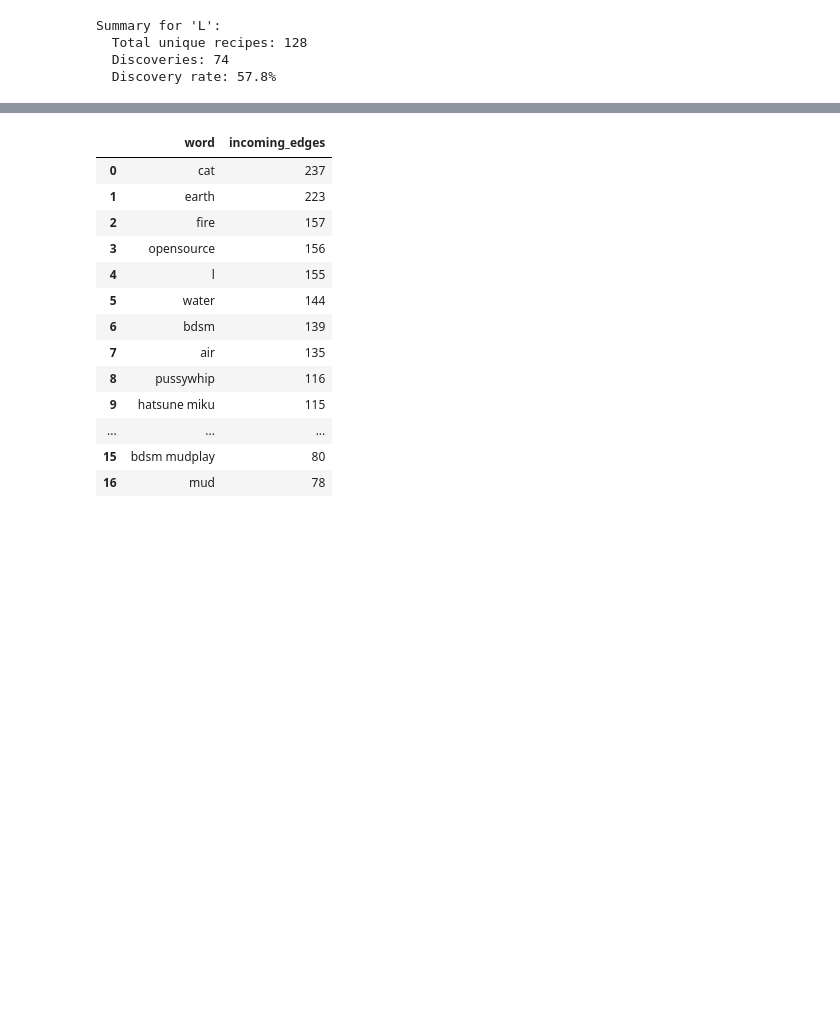
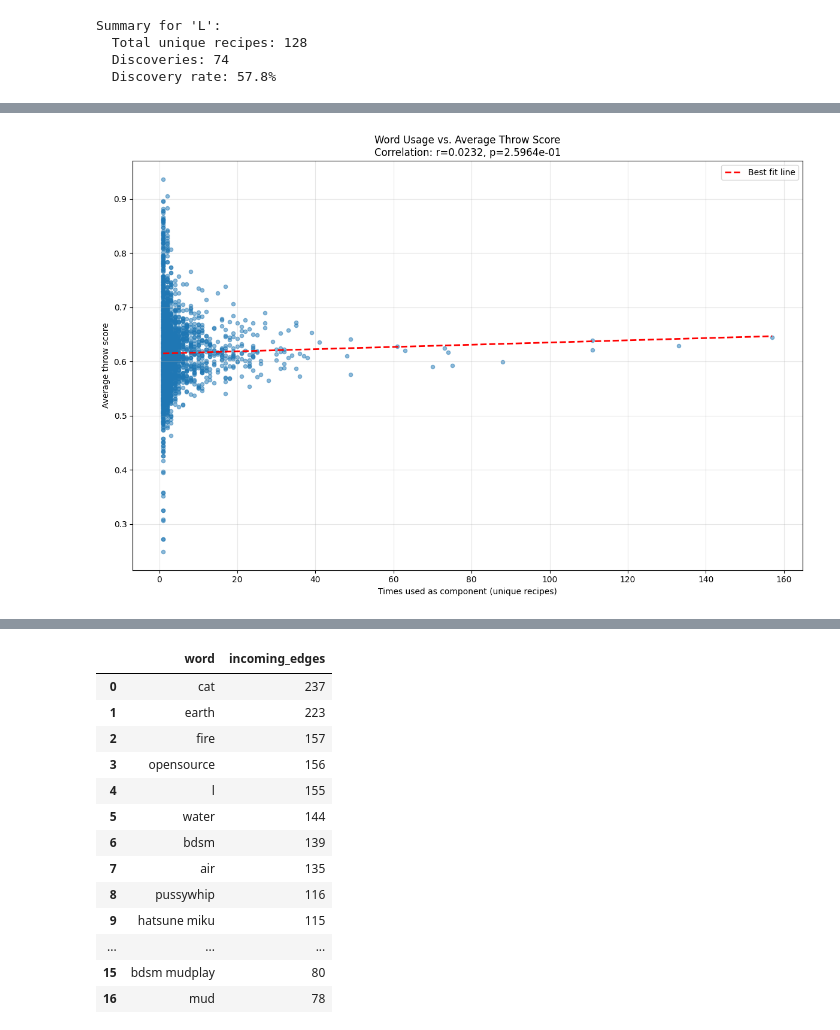
Before and after one commit to s-almeda/infiniteCATs, a Jupyter notebook: server/database_analysis.ipynb, the cells around one changed output, grey strips where cells are left out. Drawn from its saved outputs; the diff is of its cells as text; code cells hidden in the pictures; blank space fills up the shorter version.

```diff
--- a/server/database_analysis.ipynb
+++ b/server/database_analysis.ipynb
@@ -646,0 +807,92 @@ Summary for 'L':
+# %%
+import matplotlib.pyplot as plt
+from scipy import stats
+
+def normalize_recipe(word1, word2, result):
+    """Return a normalized recipe key to detect flipped combinations"""
+    ingredients = tuple(sorted([word1, word2]))
+    return (ingredients, result)
+
+# Build word usage and throw score statistics (excluding flipped recipes)
+word_usage_count = {}  # word -> count of unique recipes
+word_throw_scores = {}  # word -> list of throw scores
+seen_recipes_global = set()
+
+# Get all combinations with throw scores
+query = """
+SELECT firstWord, secondWord, resultName
+FROM combinations
+WHERE firstWord != secondWord
+ORDER BY id
+"""
+combos = pd.read_sql_query(query, conn)
+
+for _, row in combos.iterrows():
+    # Get normalized recipe to detect flipped combinations
+    normalized = normalize_recipe(row['firstWord'], row['secondWord'], row['resultName'])
+
+    # Skip if we've already seen this recipe (or its flip)
+    if normalized in seen_recipes_global:
+        continue
+    seen_recipes_global.add(normalized)
+
+    # Compute throw score for this combination
+    score = compute_throw_score(row['firstWord'], row['secondWord'], row['resultName'])
+    if score is None:
+        continue
+
+    throw_score = max(score)  # Take the larger of the two scores
+
+    # Track stats for both input words
+    for word in [row['firstWord'], row['secondWord']]:
+        if word not in word_usage_count:
+            word_usage_count[word] = 0
+            word_throw_scores[word] = []
+
+        word_usage_count[word] += 1
+        word_throw_scores[word].append(throw_score)
+
+# Create scatter plot data
+words = []
+x_vals = []  # usage count
+y_vals = []  # average throw score
+
+for word in word_usage_count.keys():
+    if len(word_throw_scores[word]) > 0:
+        words.append(word)
+        x_vals.append(word_usage_count[word])
+        y_vals.append(np.mean(word_throw_scores[word]))
+
+# Convert to numpy arrays for statistics
+x_array = np.array(x_vals)
+y_array = np.array(y_vals)
+
+# Calculate line of best fit
+slope, intercept, r_value, p_value, std_err = stats.linregress(x_array, y_array)
+line_x = np.array([min(x_vals), max(x_vals)])
+line_y = slope * line_x + intercept
+
+# Create the plot
+plt.figure(figsize=(12, 8))
+plt.scatter(x_vals, y_vals, alpha=0.5, s=20)
+plt.plot(line_x, line_y, 'r--', linewidth=2, label=f'Best fit line')
+plt.xlabel('Times used as component (unique recipes)')
+plt.ylabel('Average throw score')
+plt.title(f'Word Usage vs. Average Throw Score\nCorrelation: r={r_value:.4f}, p={p_value:.4e}')
+plt.grid(True, alpha=0.3)
+plt.legend()
+
+plt.tight_layout()
+plt.show()
+
+print(f"Total words analyzed: {len(words)}")
+print(f"Total unique recipes: {len(seen_recipes_global)}")
+print(f"X range: {min(x_vals)} to {max(x_vals)}")
+print(f"Y range: {min(y_vals):.4f} to {max(y_vals):.4f}")
+print(f"\nCorrelation coefficient (r): {r_value:.4f}")
+print(f"R-squared: {r_value**2:.4f}")
+print(f"P-value: {p_value:.4e}")
+print(f"Slope: {slope:.6f}")
+print(f"Intercept: {intercept:.4f}")
+# %% [output]
+[figure, added]
```
Also changed, not shown: parts of 13 cells of this notebook, 3 other files.
